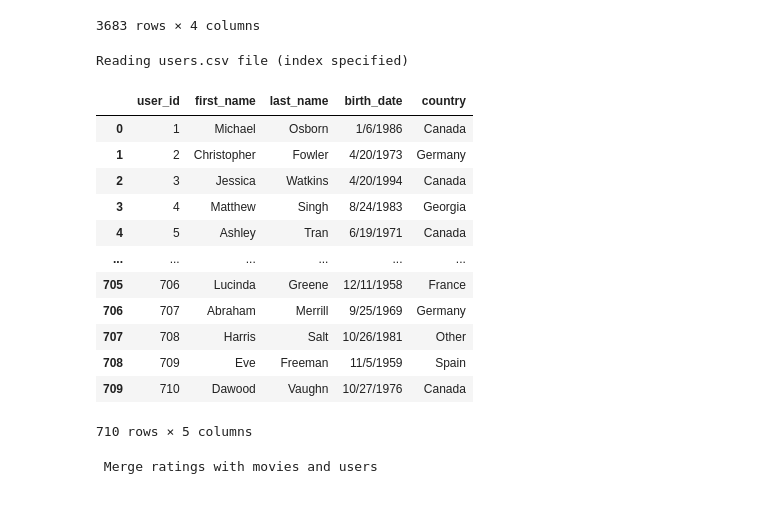
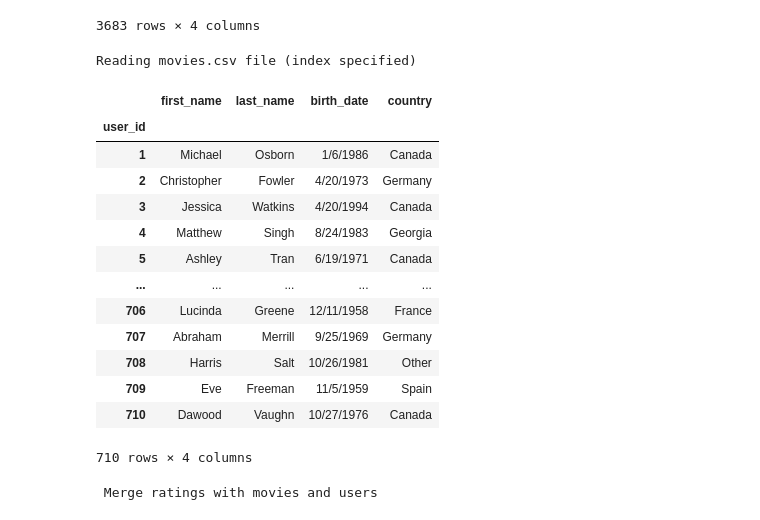
Before and after one commit to FreeUniDataEngineering/Seminars, a Jupyter notebook: lect_6_Pandas/jupyter.ipynb, the cells around one changed output. Saved outputs shown, nothing was run; the diff lists cells and outputs as text; code cells hidden in the pictures.

```diff
--- a/lect_6_Pandas/jupyter.ipynb
+++ b/lect_6_Pandas/jupyter.ipynb
@@ -454,25 +445,26 @@ Reading tags.csv file
 | 3682 | 610 | 168248 | Heroic Bloodshed | 5/3/2017 20:44 |
 3683 rows × 4 columns
 # %%
-print('Reading users.csv file (index specified)')
+print('Reading movies.csv file (index specified)')
 user_columns = ['user_id', 'first_name', 'last_name', 'birth_date', 'country']
-users = pd.read_csv('D:/კურსები/FreeUni/Seminars/datasets/movies/users.csv', names=user_columns, index_col=False)
+users = pd.read_csv('D:/კურსები/FreeUni/Seminars/datasets/movies/users.csv', names=user_columns, index_col='user_id')
 users
 # %% [output]
-Reading users.csv file (index specified)
+Reading movies.csv file (index specified)
-|  | user_id | first_name | last_name | birth_date | country |
-| 0 | 1 | Michael | Osborn | 1/6/1986 | Canada |
-| 1 | 2 | Christopher | Fowler | 4/20/1973 | Germany |
-| 2 | 3 | Jessica | Watkins | 4/20/1994 | Canada |
-| 3 | 4 | Matthew | Singh | 8/24/1983 | Georgia |
-| 4 | 5 | Ashley | Tran | 6/19/1971 | Canada |
-| ... | ... | ... | ... | ... | ... |
-| 705 | 706 | Lucinda | Greene | 12/11/1958 | France |
-| 706 | 707 | Abraham | Merrill | 9/25/1969 | Germany |
-| 707 | 708 | Harris | Salt | 10/26/1981 | Other |
-| 708 | 709 | Eve | Freeman | 11/5/1959 | Spain |
-| 709 | 710 | Dawood | Vaughn | 10/27/1976 | Canada |
+|  | first_name | last_name | birth_date | country |
+| user_id |  |  |  |  |
+| 1 | Michael | Osborn | 1/6/1986 | Canada |
+| 2 | Christopher | Fowler | 4/20/1973 | Germany |
+| 3 | Jessica | Watkins | 4/20/1994 | Canada |
+| 4 | Matthew | Singh | 8/24/1983 | Georgia |
+| 5 | Ashley | Tran | 6/19/1971 | Canada |
+| ... | ... | ... | ... | ... |
+| 706 | Lucinda | Greene | 12/11/1958 | France |
+| 707 | Abraham | Merrill | 9/25/1969 | Germany |
+| 708 | Harris | Salt | 10/26/1981 | Other |
+| 709 | Eve | Freeman | 11/5/1959 | Spain |
+| 710 | Dawood | Vaughn | 10/27/1976 | Canada |
-710 rows × 5 columns
+710 rows × 4 columns
 # %%
 print(''' Merge ratings with movies and users ''')
 ratings_with_titles = pd.merge(movies, ratings,
```
Also changed, not shown: parts of 16 cells of this notebook, 1 other file.
